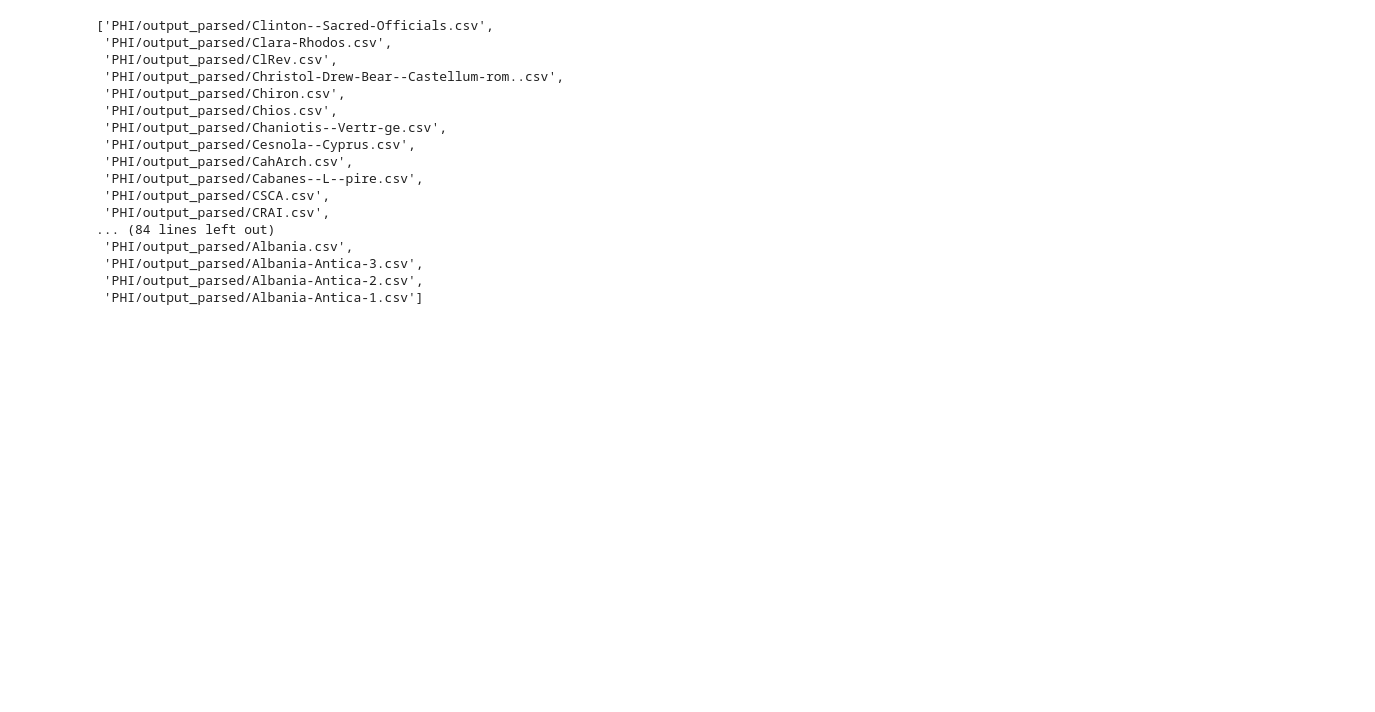
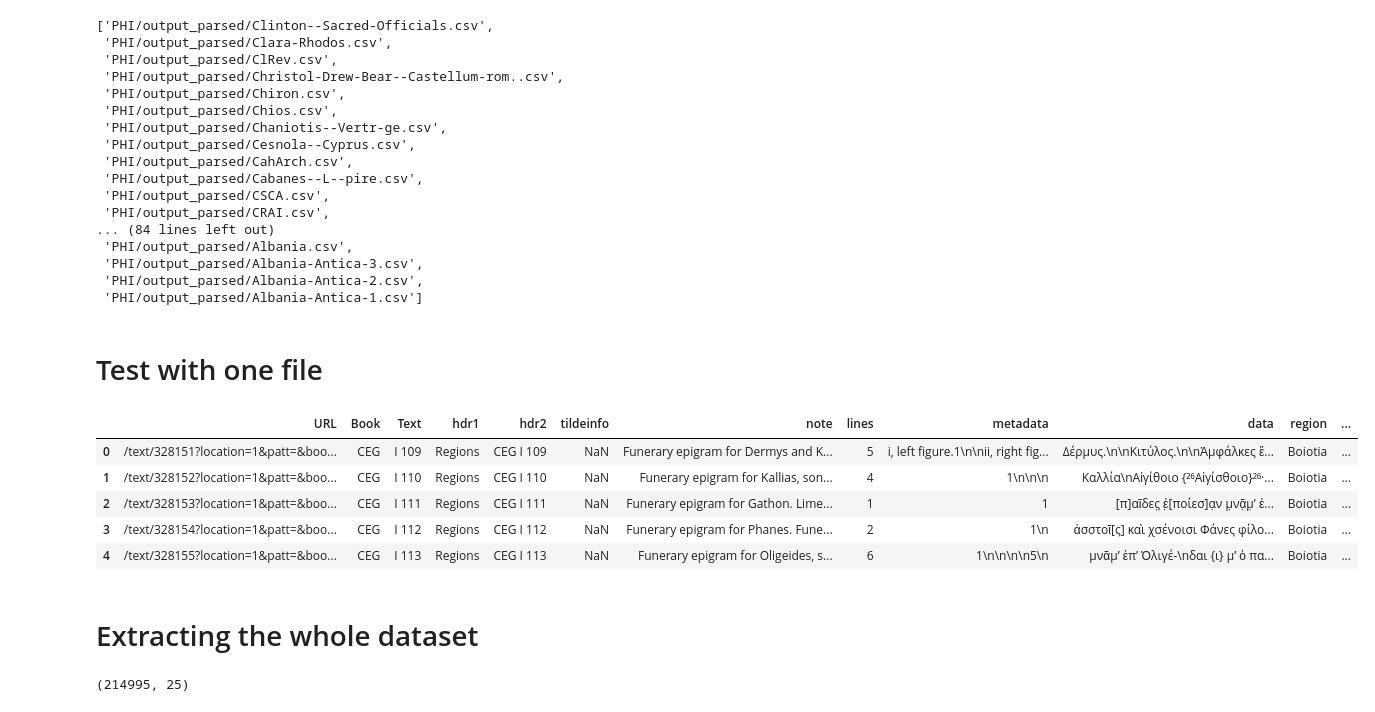
Before and after one commit to sdam-au/GI_ETL, a Jupyter notebook: scripts/1_1_py_PHI_EXTRACTION_FROM_ZIP.ipynb, the cells around one changed output. Drawn from its saved outputs; the diff is of its cells as text; code cells hidden in the pictures; blank space fills up the shorter version.

```diff
--- a/scripts/1_1_py_PHI_EXTRACTION_FROM_ZIP.ipynb
+++ b/scripts/1_1_py_PHI_EXTRACTION_FROM_ZIP.ipynb
@@ -96,3 +101,18 @@ namelist[:100]
  'PHI/output_parsed/Albania-Antica-3.csv',
  'PHI/output_parsed/Albania-Antica-2.csv',
  'PHI/output_parsed/Albania-Antica-1.csv']
+# %% [markdown]
+# Test with one file
+# %%
+test = pd.read_csv(io.BytesIO(zipped.read("PHI/output_parsed/CEG.csv")))
+# %%
+test.head()
+# %% [output]
+|  | URL | Book | Text | hdr1 | hdr2 | tildeinfo | note | lines | metadata | data | region | ... |
+| 0 | /text/328151?location=1&patt=&boo... | CEG | I 109 | Regions | CEG I 109 | NaN | Funerary epigram for Dermys and K... | 5 | i, left figure.1\n\nii, right fig... | Δέρμυς.\n\nΚιτύλος.\n\nἈμφάλκες ἔ... | Boiotia | ... |
+| 1 | /text/328152?location=1&patt=&boo... | CEG | I 110 | Regions | CEG I 110 | NaN | Funerary epigram for Kallias, son... | 4 | 1\n\n\n | Καλλία\nΑἰγίθοιο {²⁶Αἰγίσθοιο}²⁶·... | Boiotia | ... |
+| 2 | /text/328153?location=1&patt=&boo... | CEG | I 111 | Regions | CEG I 111 | NaN | Funerary epigram for Gathon. Lime... | 1 | 1 | [π]αῖδες̣ ἐ̣[ποίεσ]α̣ν μ̣νᾶ̣μ̣’ ἐ... | Boiotia | ... |
+| 3 | /text/328154?location=1&patt=&boo... | CEG | I 112 | Regions | CEG I 112 | NaN | Funerary epigram for Phanes. Fune... | 2 | 1\n | ἀσστοῖ[ς] καὶ χσένοισι Φάνες φίλο... | Boiotia | ... |
+| 4 | /text/328155?location=1&patt=&boo... | CEG | I 113 | Regions | CEG I 113 | NaN | Funerary epigram for Oligeides, s... | 6 | 1\n\n\n\n5\n | μνᾶμ’ ἐπ’ Ὀλιγέ-\nδαι {ι} μ’ ὁ πα... | Boiotia | ... |
+# %% [markdown]
+# Extracting the whole dataset
@@ -98,0 +124,5 @@ namelist[:100]
+# %%
+dfs = pd.concat(dfs)
+dfs.shape
+# %% [output]
+(214995, 25)
```
Also changed, not shown: parts of 18 cells of this notebook.
